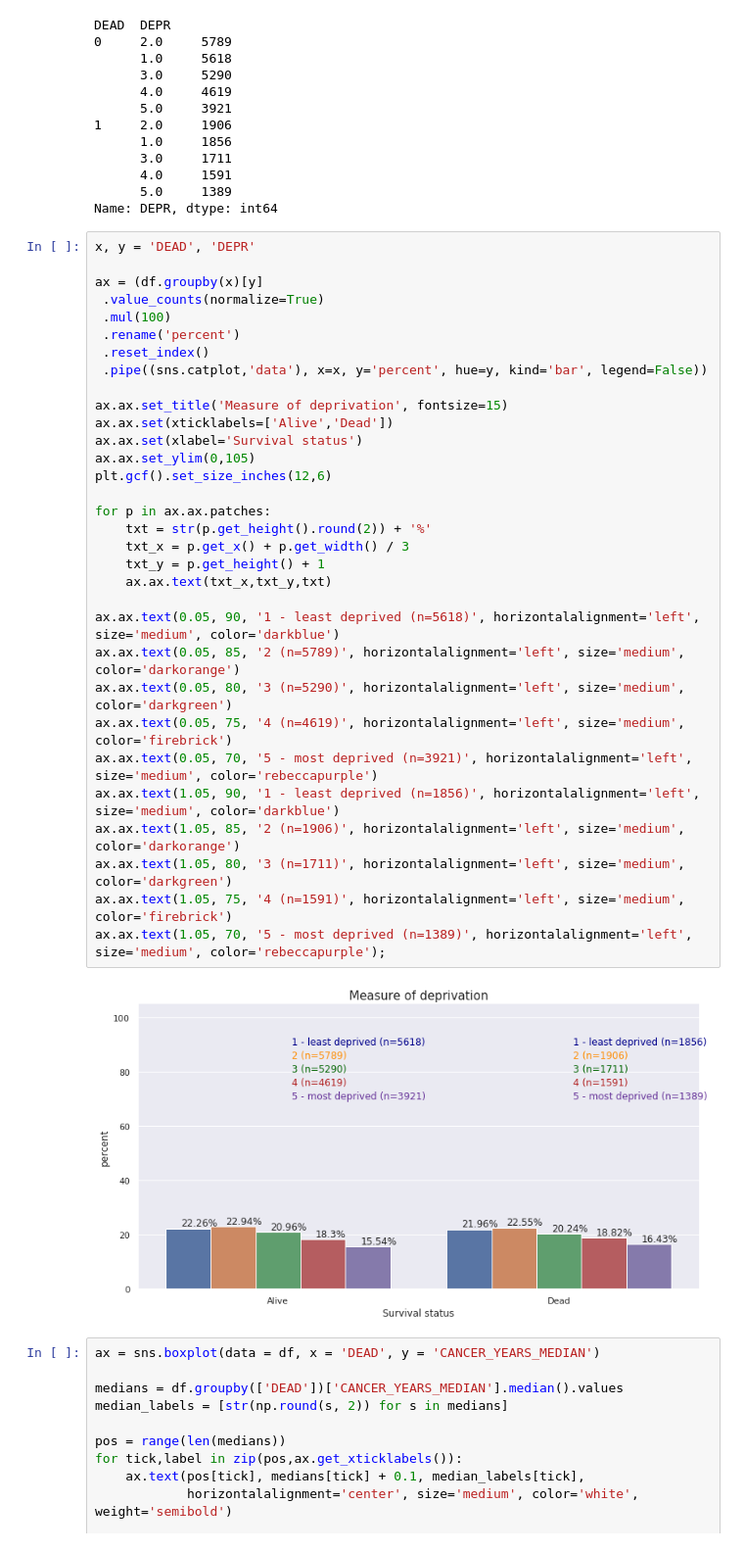
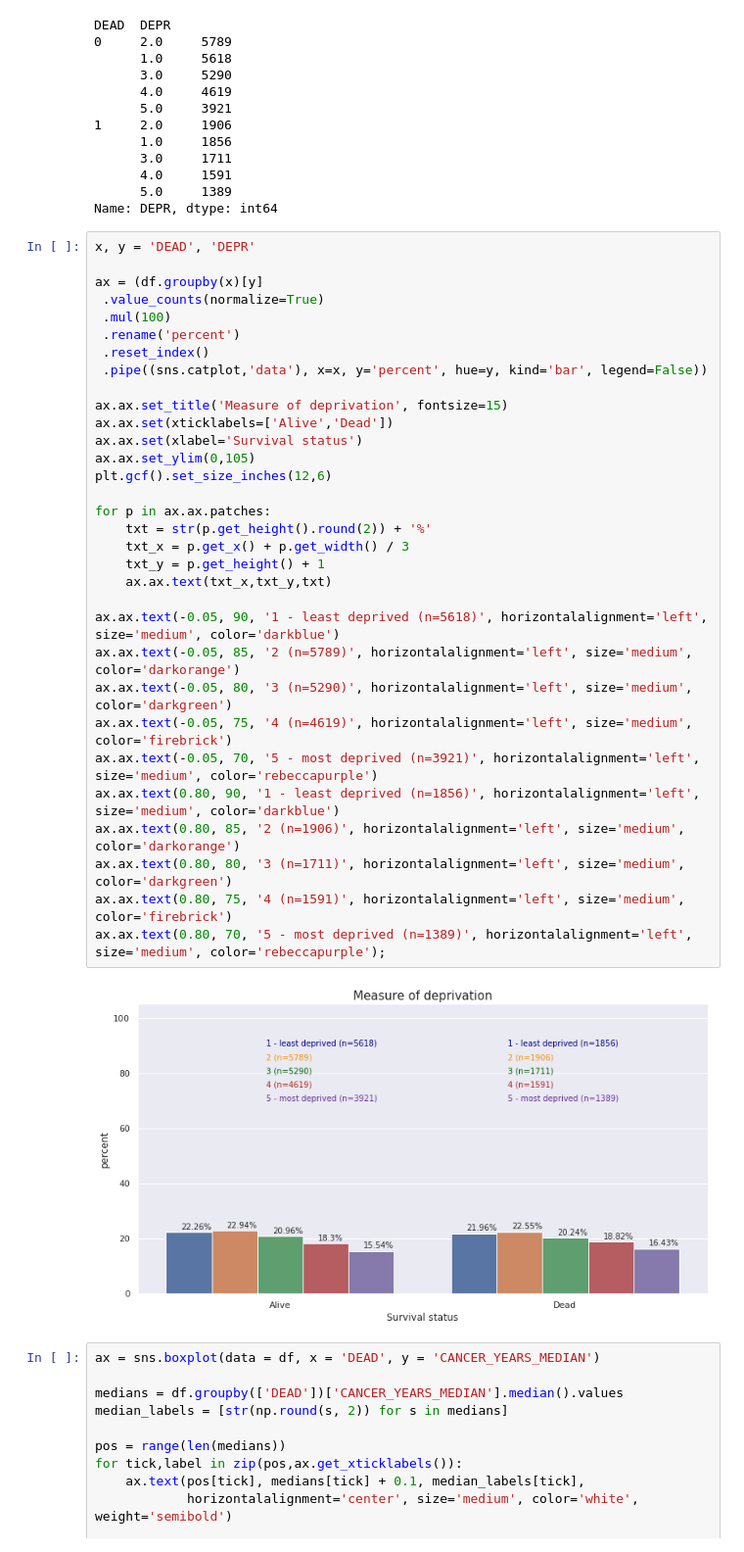
Before and after one commit to ElsaGH/TFM_Elsa_Garcia_Hernandez, a Jupyter notebook: Notebooks/6_Associations.ipynb, the cells around one changed output. Shown at 98% size. Saved outputs shown, nothing was run; the diff lists cells and outputs as text.

```diff
--- a/Notebooks/6_Associations.ipynb
+++ b/Notebooks/6_Associations.ipynb
@@ -1618,37 +1617,37 @@ Name: DEPR, dtype: int64
 # %%
 x, y = 'DEAD', 'DEPR'
 
 ax = (df.groupby(x)[y]
  .value_counts(normalize=True)
  .mul(100)
  .rename('percent')
  .reset_index()
  .pipe((sns.catplot,'data'), x=x, y='percent', hue=y, kind='bar', legend=False))
 
 ax.ax.set_title('Measure of deprivation', fontsize=15)
 ax.ax.set(xticklabels=['Alive','Dead'])
 ax.ax.set(xlabel='Survival status')
 ax.ax.set_ylim(0,105)
 plt.gcf().set_size_inches(12,6)
 
 for p in ax.ax.patches:
     txt = str(p.get_height().round(2)) + '%'
     txt_x = p.get_x() + p.get_width() / 3
     txt_y = p.get_height() + 1
     ax.ax.text(txt_x,txt_y,txt)
 
-ax.ax.text(0.05, 90, '1 - least deprived (n=5618)', horizontalalignment='left', size='medium', color='darkblue')
-ax.ax.text(0.05, 85, '2 (n=5789)', horizontalalignment='left', size='medium', color='darkorange')
-ax.ax.text(0.05, 80, '3 (n=5290)', horizontalalignment='left', size='medium', color='darkgreen')
-ax.ax.text(0.05, 75, '4 (n=4619)', horizontalalignment='left', size='medium', color='firebrick')
-ax.ax.text(0.05, 70, '5 - most deprived (n=3921)', horizontalalignment='left', size='medium', color='rebeccapurple')
-ax.ax.text(1.05, 90, '1 - least deprived (n=1856)', horizontalalignment='left', size='medium', color='darkblue')
-ax.ax.text(1.05, 85, '2 (n=1906)', horizontalalignment='left', size='medium', color='darkorange')
-ax.ax.text(1.05, 80, '3 (n=1711)', horizontalalignment='left', size='medium', color='darkgreen')
-ax.ax.text(1.05, 75, '4 (n=1591)', horizontalalignment='left', size='medium', color='firebrick')
-ax.ax.text(1.05, 70, '5 - most deprived (n=1389)', horizontalalignment='left', size='medium', color='rebeccapurple');
+ax.ax.text(-0.05, 90, '1 - least deprived (n=5618)', horizontalalignment='left', size='medium', color='darkblue')
+ax.ax.text(-0.05, 85, '2 (n=5789)', horizontalalignment='left', size='medium', color='darkorange')
+ax.ax.text(-0.05, 80, '3 (n=5290)', horizontalalignment='left', size='medium', color='darkgreen')
+ax.ax.text(-0.05, 75, '4 (n=4619)', horizontalalignment='left', size='medium', color='firebrick')
+ax.ax.text(-0.05, 70, '5 - most deprived (n=3921)', horizontalalignment='left', size='medium', color='rebeccapurple')
+ax.ax.text(0.80, 90, '1 - least deprived (n=1856)', horizontalalignment='left', size='medium', color='darkblue')
+ax.ax.text(0.80, 85, '2 (n=1906)', horizontalalignment='left', size='medium', color='darkorange')
+ax.ax.text(0.80, 80, '3 (n=1711)', horizontalalignment='left', size='medium', color='darkgreen')
+ax.ax.text(0.80, 75, '4 (n=1591)', horizontalalignment='left', size='medium', color='firebrick')
+ax.ax.text(0.80, 70, '5 - most deprived (n=1389)', horizontalalignment='left', size='medium', color='rebeccapurple');
 # %% [output]
-[figure, old version]
+[figure, new version]
 # %%
 ax = sns.boxplot(data = df, x = 'DEAD', y = 'CANCER_YEARS_MEDIAN')
 
```
Also changed, not shown: parts of 22 cells of this notebook, 8 other files.
